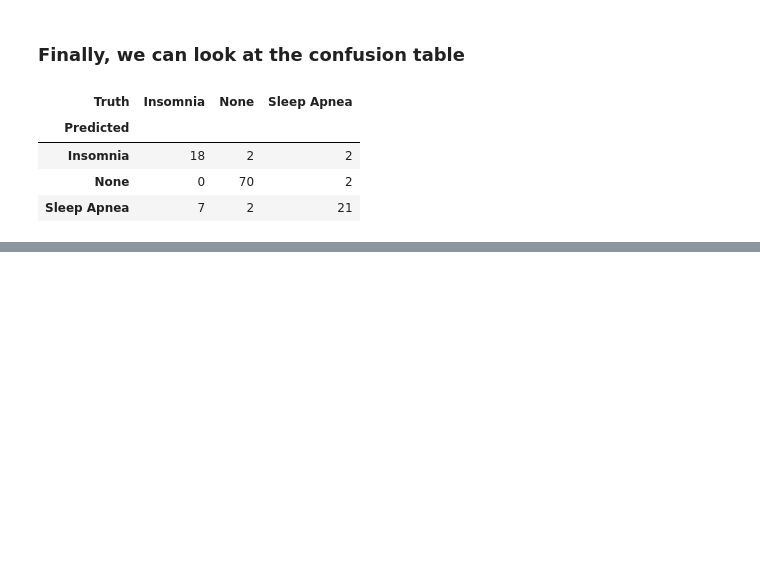
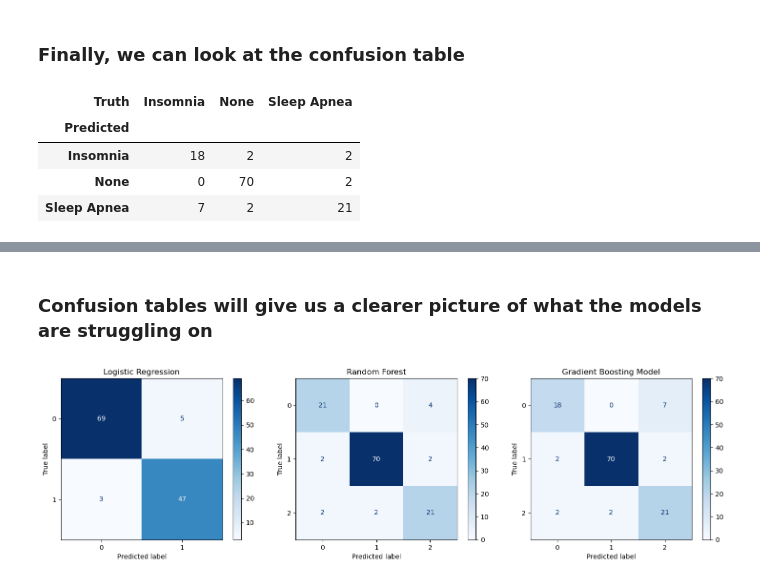
Before and after one commit to ehowells/2600-final-project, a Jupyter notebook: final_project.ipynb, the cells around one changed output, grey strips where cells are left out. Drawn from its saved outputs; the diff is of its cells as text; code cells hidden in the pictures; blank space fills up the shorter version.

```diff
--- a/final_project.ipynb
+++ b/final_project.ipynb
@@ -479,0 +509,18 @@ confusion_table(y_pred, y_test_m)
+# %% [markdown]
+### Confusion tables will give us a clearer picture of what the models are struggling on
+# %%
+fig, axes = plt.subplots(1, 3, figsize=(15, 4))
+
+titles = ['Logistic Regression', 'Random Forest', 'Gradient Boosting Model']
+pairs = [(predictions_test, y_test), (preds_test_rf, y_test_m), (preds_test_gbm, y_test_m)]
+
+# switching to scikit-learn instead of islp to get a better display
+for ax, title, (preds, y_true) in zip(axes, titles, pairs):
+    cm = confusion_matrix(y_true, preds)
+    ConfusionMatrixDisplay(cm).plot(ax=ax, cmap='Blues')
+    ax.set_title(title)
+
+plt.tight_layout()
+plt.show()
+# %% [output]
+[figure, added]
```
Also changed, not shown: parts of 11 cells of this notebook, 1 other file.
